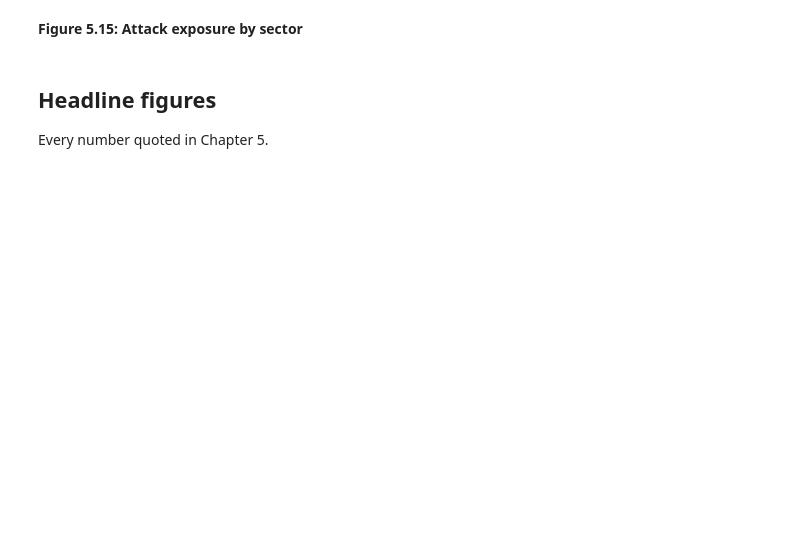
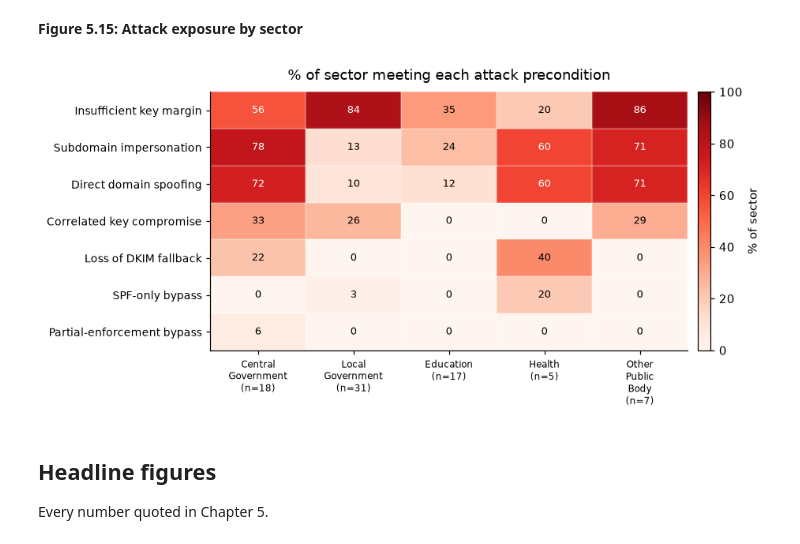
Before and after one commit to ApexPlayground/irish-email-auth-audit, a Jupyter notebook: analysis.ipynb, the cells around one changed output. Drawn from its saved outputs; the diff is of its cells as text; code cells hidden in the pictures; blank space fills up the shorter version.

```diff
--- a/analysis.ipynb
+++ b/analysis.ipynb
@@ -545,26 +876,38 @@ df.loc[df["n_attacks"] == 0, ["organization_name", "sector_group"]]
 # %%
 long = pd.concat([df.loc[m, ["sector_group"]].assign(attack=a)
                   for a, (m, _) in attacks.items()], ignore_index=True)
-piv = pd.crosstab(long["attack"], long["sector_group"]).reindex(columns=SECTOR_ORDER,
-                                                               fill_value=0)
+
+piv = pd.crosstab(long["attack"], long["sector_group"]).reindex(
+    index=list(attacks), columns=SECTOR_ORDER, fill_value=0)
 rate = (piv / DENOM * 100).round(0)
 
-fig, ax = plt.subplots(figsize=(7.5, 4))
+fig, ax = plt.subplots(figsize=(8.5, 4.2))
 im = ax.imshow(rate.values, cmap="Reds", vmin=0, vmax=100, aspect="auto")
+
 ax.set_xticks(range(len(SECTOR_ORDER)))
-ax.set_xticklabels([f"{o}\n(n={DENOM[o]})" for o in SECTOR_ORDER], fontsize=8)
+ax.set_xticklabels([o.replace(" ", "\n") + f"\n(n={DENOM[o]})" for o in SECTOR_ORDER],
+                   fontsize=8)
 ax.set_yticks(range(len(rate)))
 ax.set_yticklabels(rate.index, fontsize=9)
+
 for i in range(rate.shape[0]):
     for j in range(rate.shape[1]):
         v = rate.values[i, j]
-        ax.text(j, i, f"{v:.0f}", ha="center", va="center", fontsize=8,
+        ax.text(j, i, f"{v:.0f}", ha="center", va="center", fontsize=8.5,
                 color="white" if v > 55 else "black")
-ax.grid(False)
-ax.set_title("% of sector meeting each attack precondition")
-plt.colorbar(im, label="% of sector")
+
+ax.set_xticks(np.arange(-.5, len(SECTOR_ORDER), 1), minor=True)
+ax.set_yticks(np.arange(-.5, len(rate), 1), minor=True)
+ax.grid(which="minor", color="white", lw=1.5)
+ax.grid(False, which="major")
+ax.tick_params(which="minor", length=0)
+
+ax.set_title("% of sector meeting each attack precondition", pad=10)
+plt.colorbar(im, label="% of sector", fraction=0.03, pad=0.02)
 plt.tight_layout()
 plt.show()
+# %% [output]
+[figure, added]
 # %% [markdown]
 ## Headline figures
 
```
Also changed, not shown: parts of 62 cells of this notebook.
